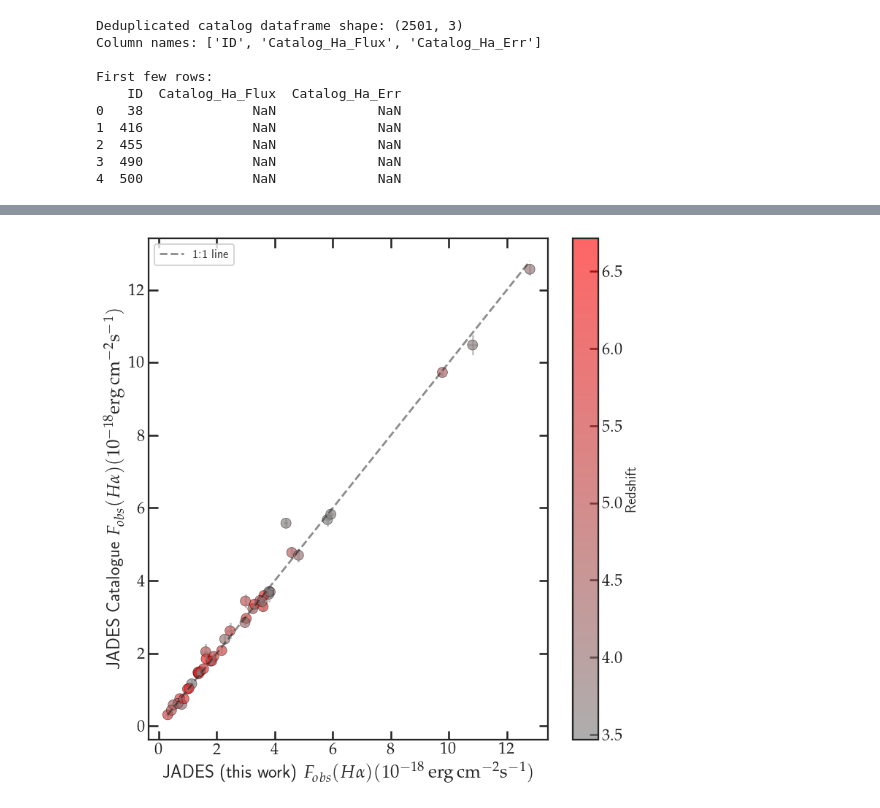
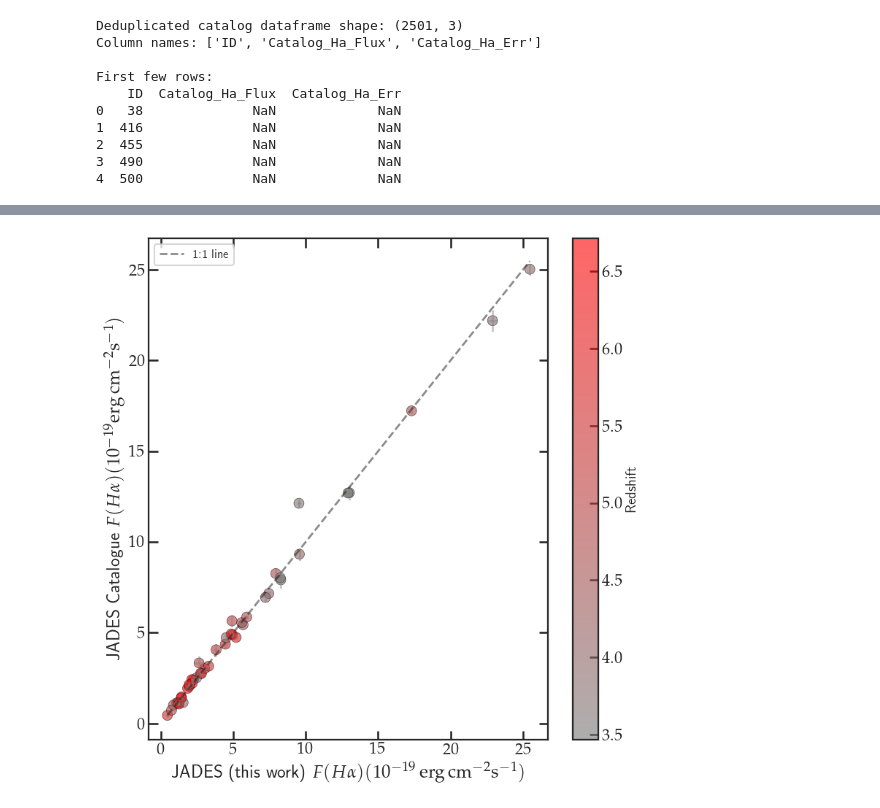
Before and after one commit to NGomez-inaoe/JWST-Data, a Jupyter notebook: Medium_Resolution/compare_flux.ipynb, the cells around one changed output, grey strips where cells are left out. Saved outputs shown, nothing was run; the diff lists cells and outputs as text; code cells hidden in the pictures.

Commit message:
Updated version of compare_flux, with definite plot comparing with Catalogue, and the sprecum of the outlier. Comparison with MAST still needs revision

```diff
--- a/Medium_Resolution/compare_flux.ipynb
+++ b/Medium_Resolution/compare_flux.ipynb
@@ -54,7 +54,7 @@ plt.rc('font', size=18)          # controls default text sizes
 
 # Leer archivo (ajusta el nombre del archivo)
 source=Path("/home/nicolas/Documents/Research/PhD/JWST-Data/Medium_Resolution")
-plots_folder=source / "LineFluxPlots/"
+plots_folder=source / "Output_data/"
 
 df = pd.read_csv("/home/nicolas/Documents/Research/PhD/JWST-Data/Medium_Resolution/Output_data/Line_fluxes_combined.tsv", sep='\t')
 #df = pd.read_csv('C:\\Users\\nicol\\Documents\\Research\\PhD\\PhD-Project-Repo\\JWST-Data\\Medium_Resolution\\Output_data\\Line_fluxes_combined.tsv', sep='\t')
@@ -349,8 +349,8 @@ result_sumary
 # Comparison with Catalogue
 # %%
 from astropy.io import fits
-#catalog_file = source / 'hlsp_jades_jwst_nirspec_goods-s_gratings-line-fluxes_v1.1_catalog.fits'
-catalog_file = source / 'jades_dr3_medium_gratings_public_gs_v1.1.fits'
+catalog_file = source / 'hlsp_jades_jwst_nirspec_goods-s_gratings-line-fluxes_v1.1_catalog.fits'
+#catalog_file = source / 'jades_dr3_medium_gratings_public_gs_v1.1.fits'
 
 with fits.open(catalog_file) as file:
     data = file[1].data
@@ -360,5 +360,3 @@ with fits.open(catalog_file) as file:
     Cat_Hb_err = data['HB_4861_err']
     Cat_Ha = data['Ha_6563_flux']
     Cat_Ha_er = data['HA_6563_err']
-
-len(Cat_ID)
@@ -382,8 +378,8 @@ jades_line_err = df.iloc[:,5].to_numpy()
 combined_df = pd.DataFrame({
     'ID': ID_array,
     'Redshift': z_array,
-    'JADES_Ha_Flux': jades_line*(1+z_array),
-    'JADES_Ha_Err': jades_line_err*(1+z_array),
+    'JADES_Ha_Flux': jades_line,
+    'JADES_Ha_Err': jades_line_err,
 })
 
 print(f"Combined dataframe shape: {combined_df.shape}")
@@ -519,10 +515,11 @@ gray_red_cmap = LinearSegmentedColormap.from_list(
     #['lightgray', 'red']
 )
 
+scale=10
 # Create scatter plot with color coding by redshift
 scatter = ax.scatter(
-    merged_df['JADES_Ha_Flux'],
-    merged_df['Catalog_Ha_Flux'],
+    scale*merged_df['JADES_Ha_Flux'],
+    scale*merged_df['Catalog_Ha_Flux']/(1+merged_df['Redshift']),
     c=merged_df['Redshift'],
     s=100,
     alpha=0.6,
@@ -532,40 +529,42 @@ scatter = ax.scatter(
 )
 
 # Add error bars
 
 ax.errorbar(
-    merged_df['JADES_Ha_Flux'],
-    merged_df['Catalog_Ha_Flux'],
-    xerr=merged_df['JADES_Ha_Err'],
-    yerr=merged_df['Catalog_Ha_Err'],
+    scale*merged_df['JADES_Ha_Flux'],
+    scale*merged_df['Catalog_Ha_Flux']/(1+merged_df['Redshift']),
+    xerr=scale*merged_df['JADES_Ha_Err'],
+    yerr=scale*merged_df['Catalog_Ha_Err']/(1+merged_df['Redshift']),
     fmt='none',
     ecolor='gray',
     alpha=0.4,
     capsize=1,
     capthick=1
 )
 
 # Add diagonal reference line
 flux_range = [
-    min(merged_df['JADES_Ha_Flux'].min(), merged_df['Catalog_Ha_Flux'].min()),
-    max(merged_df['JADES_Ha_Flux'].max(), merged_df['Catalog_Ha_Flux'].max())
+   scale* min(merged_df['JADES_Ha_Flux'].min(), merged_df['JADES_Ha_Flux'].min()),
+    scale* max(merged_df['JADES_Ha_Flux'].max(), merged_df['JADES_Ha_Flux'].max())
 ]
-ax.plot(flux_range, flux_range, 'k--', alpha=0.5, linewidth=2, label='1:1 line')
+ax.plot(flux_range,flux_range, 'k--', alpha=0.5, linewidth=2, label='1:1 line')
 
 # Labels and title
-ax.set_xlabel(r'JADES (this work) $F_{obs}(H\alpha) (10^{-18} \, \mathrm{erg \, cm^{-2} s^{-1}})$')
-ax.set_ylabel(r'JADES Catalogue $F_{obs}(H\alpha) (10^{-18} \mathrm{erg \, cm^{-2} s^{-1})}$')
+ax.set_xlabel(r'JADES (this work) $F (H\alpha) (10^{-19} \, \mathrm{erg \, cm^{-2} s^{-1}})$')
+ax.set_ylabel(r'JADES Catalogue $F (H\alpha) (10^{-19} \mathrm{erg \, cm^{-2} s^{-1})}$')
 
 
 # Add colorbar
 cbar = plt.colorbar(scatter, ax=ax)
 cbar.set_label('Redshift', fontsize=14)
 
 ax.grid(False)
 
 ax.legend(fontsize=12)
 plt.tight_layout()
+plt.savefig(plots_folder / '_Comparison_Ha.pdf')
 plt.show()
+
 plt.close()
 # %% [output]
-[figure, old version]
+[figure, new version]
```
Also changed, not shown: parts of 3 cells of this notebook, 4 other files.
